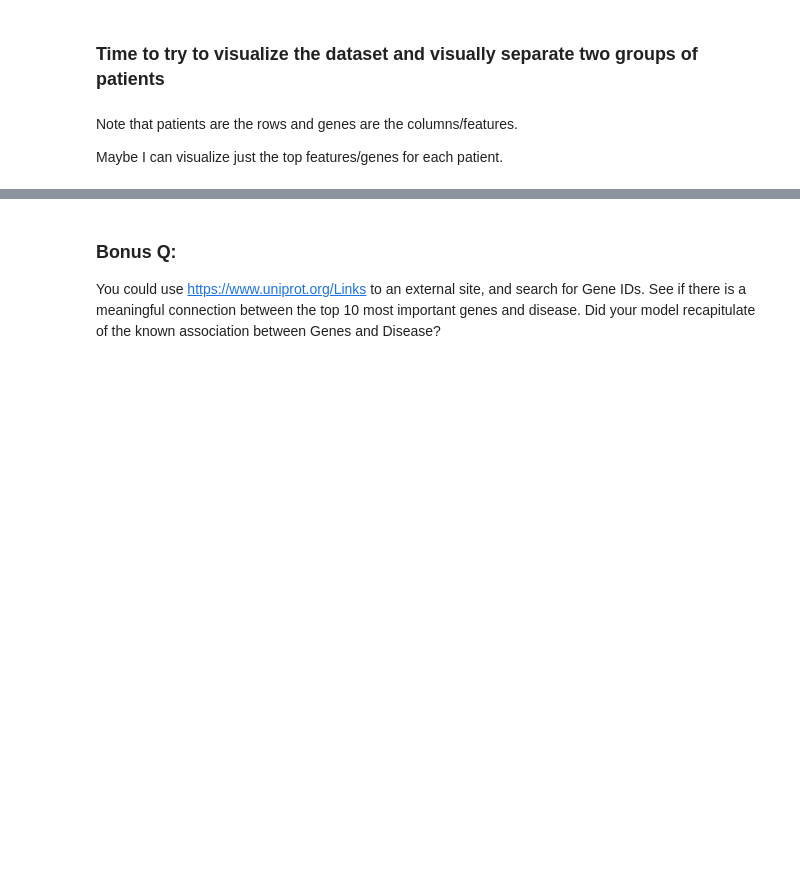
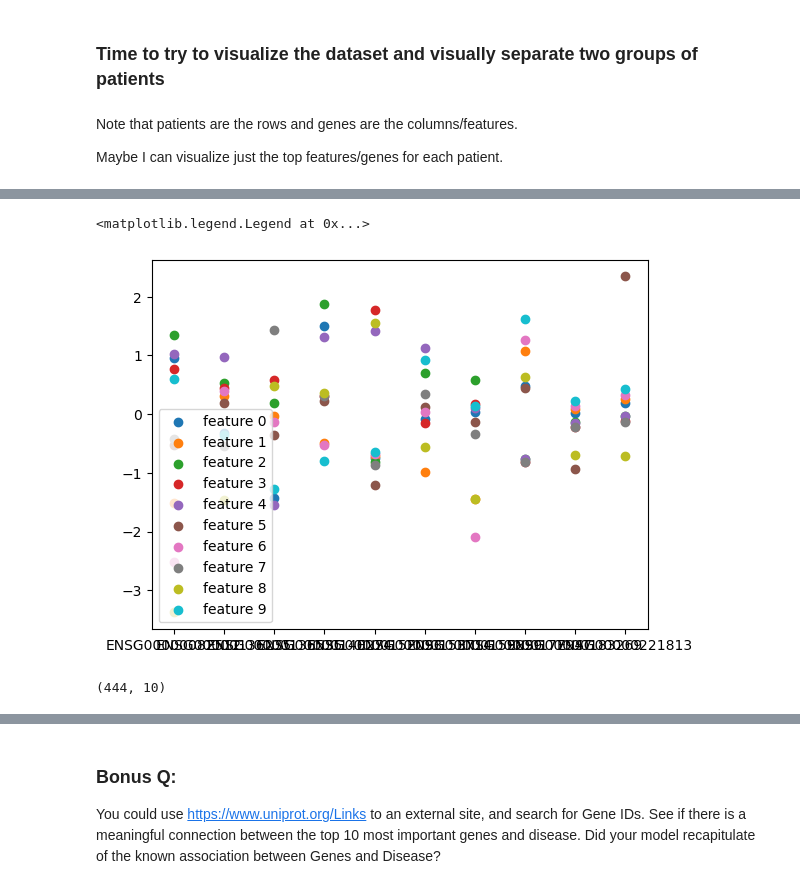
Before and after one commit to darianyang/MachineLearning, a Jupyter notebook: hw3/Lab3_DTY.ipynb, the cells around one changed output, grey strips where cells are left out. Drawn from its saved outputs; the diff is of its cells as text; code cells hidden in the pictures; blank space fills up the shorter version.

```diff
--- a/hw3/Lab3_DTY.ipynb
+++ b/hw3/Lab3_DTY.ipynb
@@ -811,0 +827,12 @@ ValueError: x and y must be the same size
+# %%
+# now with trainX
+for i in range(10):
+    plt.scatter(train_x_scaled_top10.columns, train_x_scaled_top10.iloc[i,:], label=f"feature {i}")
+plt.legend()
+# %% [output]
+<matplotlib.legend.Legend at 0x...>
+[figure, added]
+# %%
+train_x_scaled_top10.shape
+# %% [output]
+(444, 10)
```
Also changed, not shown: parts of 6 cells of this notebook.
